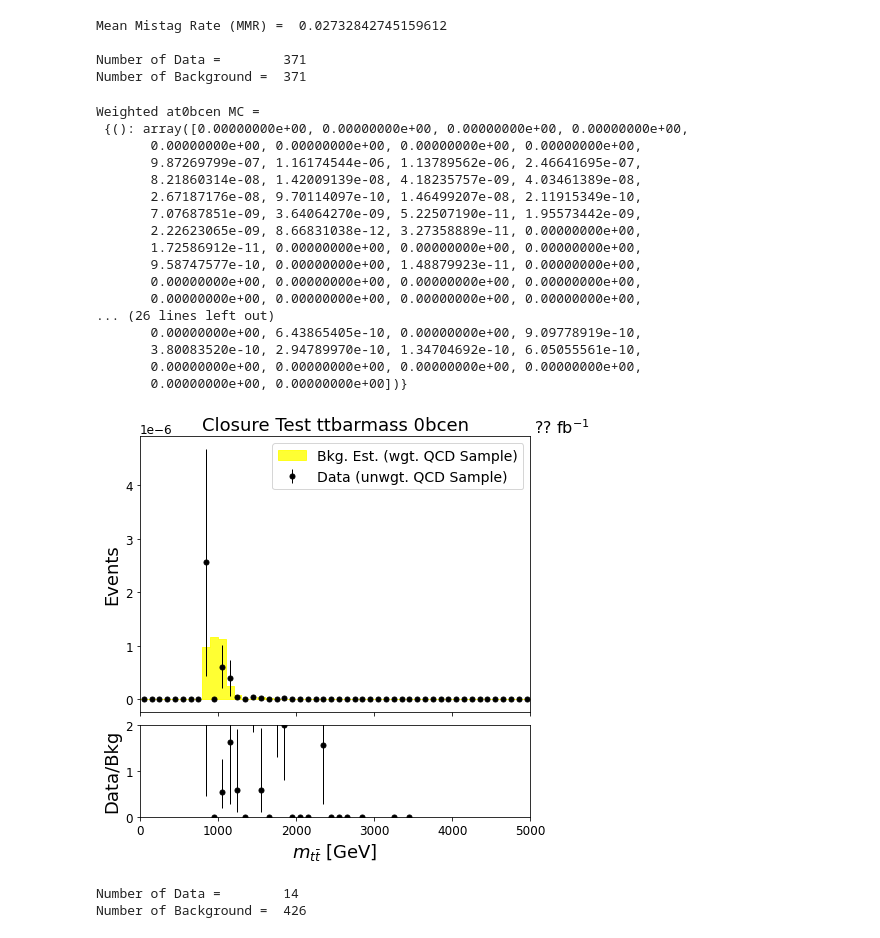
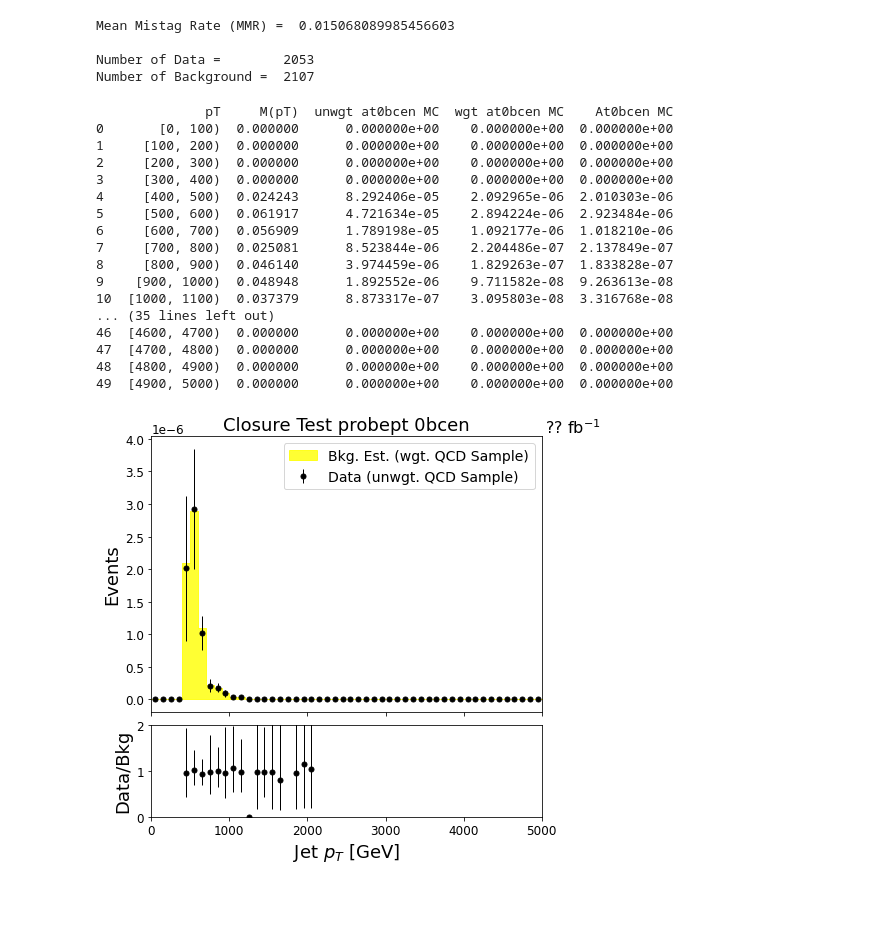
Before and after one commit to atpathak/TTbarAllHadUproot, a Jupyter notebook: TTbarResCoffeaAnalysis.ipynb, the cells around one changed output. Saved outputs shown, nothing was run; the diff lists cells and outputs as text; code cells hidden in the pictures; blank space fills up the shorter version.

Commit message:
pT bins stretched out to 5000 GeV to avoid ill-placed mtr weights

```diff
--- a/TTbarResCoffeaAnalysis.ipynb
+++ b/TTbarResCoffeaAnalysis.ipynb
@@ -12,8 +12,8 @@ import glob as glob
 import itertools
 import pandas as pd
 # %%
-QCD_unweighted = util.load('TTbarResCoffea_QCD_unweighted_output_100000chunksize_10chunks.coffea')
-QCD_weighted = util.load('TTbarResCoffea_full_weighted_QCD_output_100000chunksize_10chunks.coffea')
+QCD_unweighted = util.load('TTbarResCoffea_QCD_unweighted_output_100000chunksize_50chunks.coffea')
+QCD_weighted = util.load('TTbarResCoffea_full_weighted_QCD_output_100000chunksize_50chunks.coffea')
 TTbar_unweighted = util.load('TTbarResCoffea_TTbar_unweighted_output.coffea')
 JetHT_unweighted = util.load('TTbarResCoffea_onethird_full_JetHT_unweighted_output.coffea')
 JetHT_weighted = util.load('TTbarResCoffea_onethird_full_weighted_JetHT_output.coffea')
@@ -314,21 +314,22 @@ lumi = plt.text(1.15, 1.07, "?? fb$^{-1}$",
 # %%
-lut_file = maindirectory + '/LookupTables/mistag_QCD_at0bfwd.csv'
+lut_file = maindirectory + '/LookupTables/mistag_QCD_at0bcen.csv'
 df = pd.read_csv(lut_file)
-mtr = df['M(p)'].values
+p_vals = df['pT']
+mtr = df['M(pT)'].values
 MMR = mtr.sum()/mtr.size
 print('Mean Mistag Rate (MMR) = ', MMR)
 print()
 
-nevts = QCD_unweighted['cutflow']['at0bfwd']
-bkg_nevts = QCD_weighted['cutflow']['at0bfwd']
+nevts = QCD_unweighted['cutflow']['at0bcen']
+bkg_nevts = QCD_weighted['cutflow']['at0bcen']
 
 print('Number of Data =       ', nevts)
 print('Number of Background = ', bkg_nevts)
 # %% [output]
-Mean Mistag Rate (MMR) =  0.02732842745159612
+Mean Mistag Rate (MMR) =  0.015068089985456603
 
-Number of Data =        371
-Number of Background =  371
+Number of Data =        2053
+Number of Background =  2107
 # %%
 """ ---------- Comparing Background Estimate to Unweighted MC (TEST WITHOUT DATA/ CLOSURE TEST) ---------- """
 
@@ -349,70 +350,72 @@ fig, (ax, rax) = plt.subplots(
 fig.subplots_adjust(hspace=.07)
 
 #---- Define Histograms ----#
-MC_hist_wgt = QCD_weighted['ttbarmass'].integrate('anacat', 'at0bcen').integrate('dataset', 'QCD')
-MC_hist_unwgt = QCD_unweighted['ttbarmass'].integrate('anacat', 'At0bcen').integrate('dataset', 'QCD')
-MC_hist_unwgt_pretag = QCD_unweighted['ttbarmass'].integrate('anacat', 'at0bcen').integrate('dataset', 'QCD')
+MC_hist_wgt = QCD_weighted['probept'].integrate('anacat', 'at0bcen').integrate('dataset', 'QCD')
+MC_hist_unwgt = QCD_unweighted['probept'].integrate('anacat', 'At0bcen').integrate('dataset', 'QCD')
+MC_hist_unwgt_pretag = QCD_unweighted['probept'].integrate('anacat', 'at0bcen').integrate('dataset', 'QCD')
 
 hist.plot1d(MC_hist_wgt, ax=ax, clear=True,
                     fill_opts=stack_background_opts, error_opts=stack_error_opts)
 hist.plot1d(MC_hist_unwgt, ax=ax, clear=False,
                     error_opts=data_err_opts)
-print("Weighted at0bcen MC = \n", MC_hist_wgt.values())
-print("At0bcen MC = \n", MC_hist_unwgt.values())
-print("at0bcen MC = \n", MC_hist_unwgt_pretag.values())
+#print("Weighted at0bcen MC = \n", MC_hist_wgt.values())
+#print("At0bfwd MC = \n", MC_hist_unwgt.values())
+#print("at0bfwd MC = \n", MC_hist_unwgt_pretag.values())
 
+d = {'pT': p_vals, 'M(pT)': mtr, 'unwgt at0bcen MC': MC_hist_unwgt_pretag.values()[()],
+     'wgt at0bcen MC': MC_hist_wgt.values()[()], 'At0bcen MC': MC_hist_unwgt.values()[()]}
+df1 = pd.DataFrame(data=d)
+with pd.option_context('display.max_rows', None, 'display.max_columns', None):
+    print(df1)
 
 #ax.set_yscale('log')
 ax.autoscale('y')
 ax.autoscale('x')#, tight=True) # doesn't look like its working...
 ax.set_ylabel('Events')
 ax.set_xlabel(None)
-ax.set_title('Closure Test ttbarmass 0bcen')
+ax.set_title('Closure Test probept 0bcen')
 leg = ax.legend(labels=["Bkg. Est. (wgt. QCD Sample)", "Data (unwgt. QCD Sample)"])
 
 #---- Plot Ratio ----#
 hist.plotratio(num = MC_hist_unwgt, denom = MC_hist_wgt, ax = rax,
                error_opts={'marker': '.', 'markersize': 10., 'color': 'k', 'elinewidth': 1},
                unc = 'num')
 rax.set_ylabel('Data/Bkg')
 rax.set_ylim(0,2)
 
 #---- Labeling ----#
 Lint = str(Lum*.001) # Integrated Luminosity
 lumi = plt.text(1.15, 1.07, "?? fb$^{-1}$",
         fontsize=16,
         horizontalalignment='right',
         verticalalignment='top',
         transform=ax.transAxes
        )
 # %% [output]
-Weighted at0bcen MC =
- {(): array([0.00000000e+00, 0.00000000e+00, 0.00000000e+00, 0.00000000e+00,
-       0.00000000e+00, 0.00000000e+00, 0.00000000e+00, 0.00000000e+00,
-       9.87269799e-07, 1.16174544e-06, 1.13789562e-06, 2.46641695e-07,
-       8.21860314e-08, 1.42009139e-08, 4.18235757e-09, 4.03461389e-08,
-       2.67187176e-08, 9.70114097e-10, 1.46499207e-08, 2.11915349e-10,
-       7.07687851e-09, 3.64064270e-09, 5.22507190e-11, 1.95573442e-09,
-       2.22623065e-09, 8.66831038e-12, 3.27358889e-11, 0.00000000e+00,
-       1.72586912e-11, 0.00000000e+00, 0.00000000e+00, 0.00000000e+00,
-       9.58747577e-10, 0.00000000e+00, 1.48879923e-11, 0.00000000e+00,
-       0.00000000e+00, 0.00000000e+00, 0.00000000e+00, 0.00000000e+00,
-       0.00000000e+00, 0.00000000e+00, 0.00000000e+00, 0.00000000e+00,
-... (26 lines left out)
-       0.00000000e+00, 6.43865405e-10, 0.00000000e+00, 9.09778919e-10,
-       3.80083520e-10, 2.94789970e-10, 1.34704692e-10, 6.05055561e-10,
-       0.00000000e+00, 0.00000000e+00, 0.00000000e+00, 0.00000000e+00,
-       0.00000000e+00, 0.00000000e+00])}
+              pT     M(pT)  unwgt at0bcen MC  wgt at0bcen MC    At0bcen MC
+0       [0, 100)  0.000000      0.000000e+00    0.000000e+00  0.000000e+00
+1     [100, 200)  0.000000      0.000000e+00    0.000000e+00  0.000000e+00
+2     [200, 300)  0.000000      0.000000e+00    0.000000e+00  0.000000e+00
+3     [300, 400)  0.000000      0.000000e+00    0.000000e+00  0.000000e+00
+4     [400, 500)  0.024243      8.292406e-05    2.092965e-06  2.010303e-06
+5     [500, 600)  0.061917      4.721634e-05    2.894224e-06  2.923484e-06
+6     [600, 700)  0.056909      1.789198e-05    1.092177e-06  1.018210e-06
+7     [700, 800)  0.025081      8.523844e-06    2.204486e-07  2.137849e-07
+8     [800, 900)  0.046140      3.974459e-06    1.829263e-07  1.833828e-07
+9    [900, 1000)  0.048948      1.892552e-06    9.711582e-08  9.263613e-08
+10  [1000, 1100)  0.037379      8.873317e-07    3.095803e-08  3.316768e-08
+... (35 lines left out)
+46  [4600, 4700)  0.000000      0.000000e+00    0.000000e+00  0.000000e+00
+47  [4700, 4800)  0.000000      0.000000e+00    0.000000e+00  0.000000e+00
+48  [4800, 4900)  0.000000      0.000000e+00    0.000000e+00  0.000000e+00
+49  [4900, 5000)  0.000000      0.000000e+00    0.000000e+00  0.000000e+00
-[figure, old version]
+[figure, new version]
 # %%
 nevts = QCD_unweighted['cutflow']['At0bcen']
 bkg_nevts = QCD_weighted['cutflow']['at0bcen']
 
 print('Number of Data =       ', nevts)
 print('Number of Background = ', bkg_nevts)
-# %% [output]
-Number of Data =        14
-Number of Background =  426
 # %%
 """ ---------- Comparing Background Estimate to Unweighted Data (Checks One Histogram) ---------- """
 """ --------------- Background: t tagged probe jet from data weighted by mistag --------------- """
```
Also changed, not shown: parts of 7 cells of this notebook, 5 other files.
